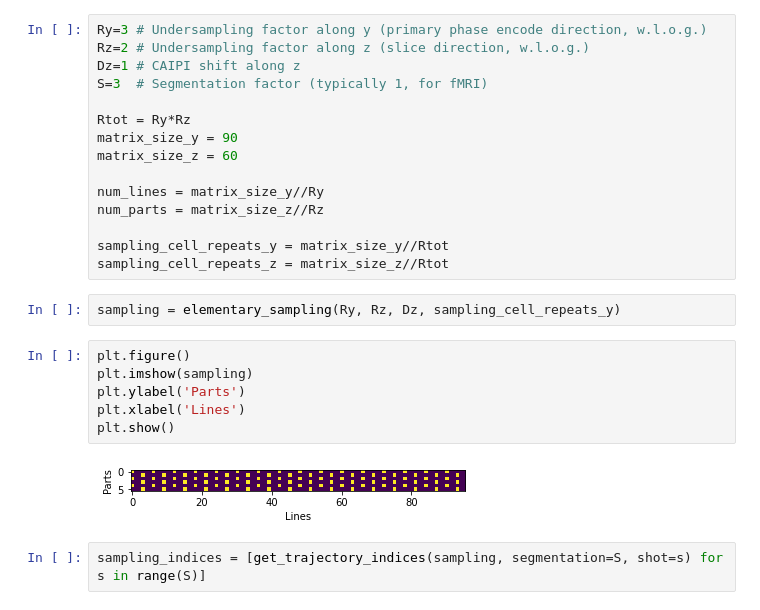
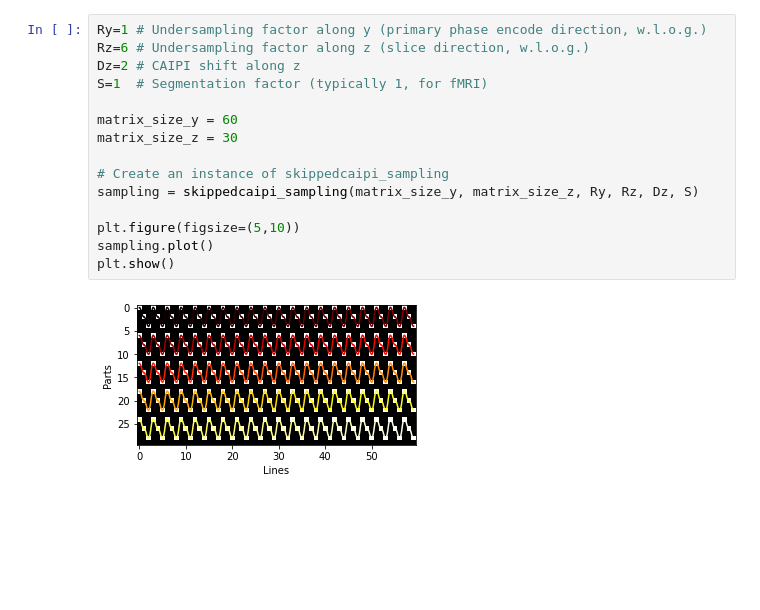
Before and after one commit to HarmonizedMRI/3DEPI, a Jupyter notebook: src/sampling/develop.ipynb, the cells around one changed output. Drawn from its saved outputs; the diff is of its cells as text; blank space fills up the shorter version.

Commit message:
Prototype skippedcaipi sampling class that could be used in a sequence.

```diff
--- a/src/sampling/develop.ipynb
+++ b/src/sampling/develop.ipynb
@@ -5,27 +87,17 @@ from skippedcaipi.skippedcaipi import elementary_sampling, get_trajectory_indice
 # %%
-Ry=3 # Undersampling factor along y (primary phase encode direction, w.l.o.g.)
-Rz=2 # Undersampling factor along z (slice direction, w.l.o.g.)
-Dz=1 # CAIPI shift along z
-S=3  # Segmentation factor (typically 1, for fMRI)
+Ry=1 # Undersampling factor along y (primary phase encode direction, w.l.o.g.)
+Rz=6 # Undersampling factor along z (slice direction, w.l.o.g.)
+Dz=2 # CAIPI shift along z
+S=1  # Segmentation factor (typically 1, for fMRI)
 
-Rtot = Ry*Rz
-matrix_size_y = 90
-matrix_size_z = 60
+matrix_size_y = 60
+matrix_size_z = 30
 
-num_lines = matrix_size_y//Ry
-num_parts = matrix_size_z//Rz
+# Create an instance of skippedcaipi_sampling
+sampling = skippedcaipi_sampling(matrix_size_y, matrix_size_z, Ry, Rz, Dz, S)
 
-sampling_cell_repeats_y = matrix_size_y//Rtot
-sampling_cell_repeats_z = matrix_size_z//Rtot
+plt.figure(figsize=(5,10))
+sampling.plot()
+plt.show()
+# %% [output]
+[figure, added]
-# %%
-sampling = elementary_sampling(Ry, Rz, Dz, sampling_cell_repeats_y)
-# %%
-plt.figure()
-plt.imshow(sampling)
-plt.ylabel('Parts')
-plt.xlabel('Lines')
-plt.show()
-# %% [output]
-[figure, removed]
-# %%
-sampling_indices = [get_trajectory_indices(sampling, segmentation=S, shot=s) for s in range(S)]
```
Also changed, not shown: parts of 4 cells of this notebook.
